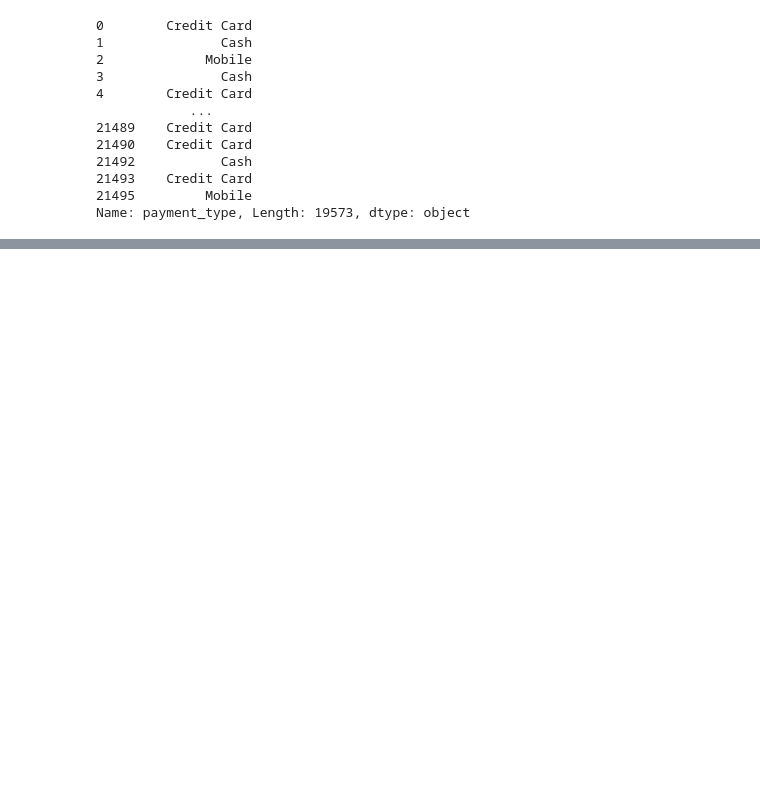
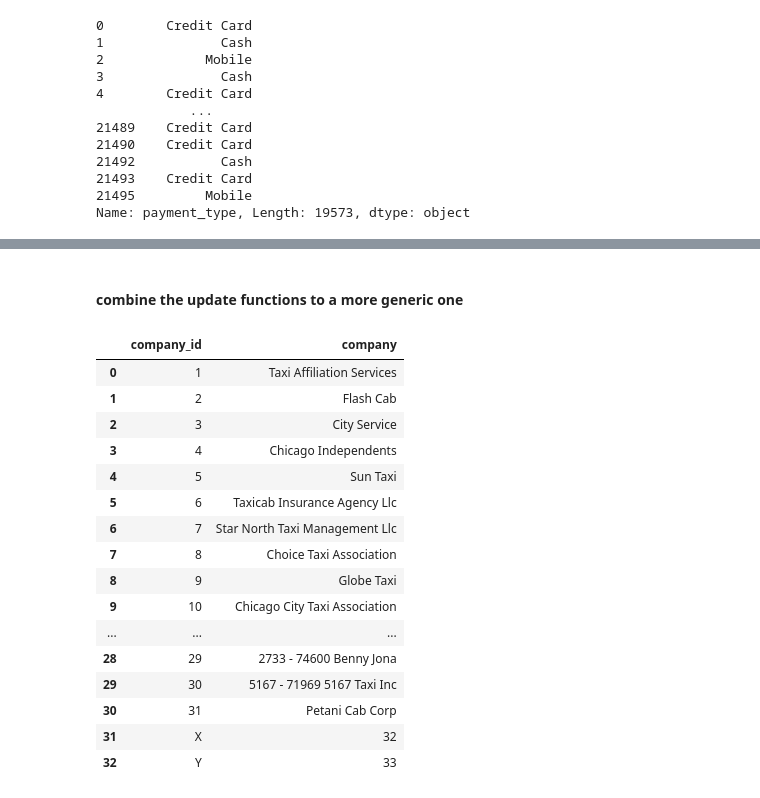
Before and after one commit to zselyigy/cubix_data_engineer_aws, a Jupyter notebook: src/scripts/07_json_transform_load.ipynb, the cells around one changed output, grey strips where cells are left out. Saved outputs shown, nothing was run; the diff lists cells and outputs as text; code cells hidden in the pictures; blank space fills up the shorter version.

```diff
--- a/src/scripts/07_json_transform_load.ipynb
+++ b/src/scripts/07_json_transform_load.ipynb
@@ -304,0 +293,31 @@ KeyError: 'payment_type'
+# %% [markdown]
+#### combine the update functions to a more generic one
+# %%
+def update_master(taxi_trips: pd.DataFrame, master: pd.DataFrame, id_column: str,
+                  value_column: str) -> pd.DataFrame :
+    """ Extend the master with new types if there are any of them.
+
+    Args:
+        taxi_trips (pd.DataFrame):
+            DataFrame holding the daily taxi trips.
+        master (pd.DataFrame):
+            DataFrame holding the master data.
+        id_column (str):
+            The id column of the master DataFrame.
+        value_column (str):
+            The value column of the master and taxi_trips DataFrame.
+
+    Returns:
+        pd.DataFrame:
+            The updated master data. If no new type appeared returns the original one.
+    """
+    max_id = master[id_column].max()
+    list_new_values = [value for value in taxi_trips[value_column].values
+                                  if value not in master[value_column].values]
+    new_values_df = pd.DataFrame({
+        value_column: range(max_id + 1, max_id + len(list_new_values) + 1),
+        id_column: list_new_values
+        })
+    updated_master = pd.concat([master, new_values_df], ignore_index=True)
+
+    return updated_master
@@ -304,0 +332,26 @@ KeyError: 'payment_type'
+# %%
+test_company_type_master = update_master(taxi_trips=taxi_trips_company_only,
+                                         master=company_master,
+                                         id_column='company_id',
+                                         value_column='company'
+                                         )
+# %%
+test_company_type_master
+# %% [output]
+|  | company_id | company |
+| 0 | 1 | Taxi Affiliation Services |
+| 1 | 2 | Flash Cab |
+| 2 | 3 | City Service |
+| 3 | 4 | Chicago Independents |
+| 4 | 5 | Sun Taxi |
+| 5 | 6 | Taxicab Insurance Agency Llc |
+| 6 | 7 | Star North Taxi Management Llc |
+| 7 | 8 | Choice Taxi Association |
+| 8 | 9 | Globe Taxi |
+| 9 | 10 | Chicago City Taxi Association |
+| ... | ... | ... |
+| 28 | 29 | 2733 - 74600 Benny Jona |
+| 29 | 30 | 5167 - 71969 5167 Taxi Inc |
+| 30 | 31 | Petani Cab Corp |
+| 31 | X | 32 |
+| 32 | Y | 33 |
```
Also changed, not shown: parts of 6 cells of this notebook.
